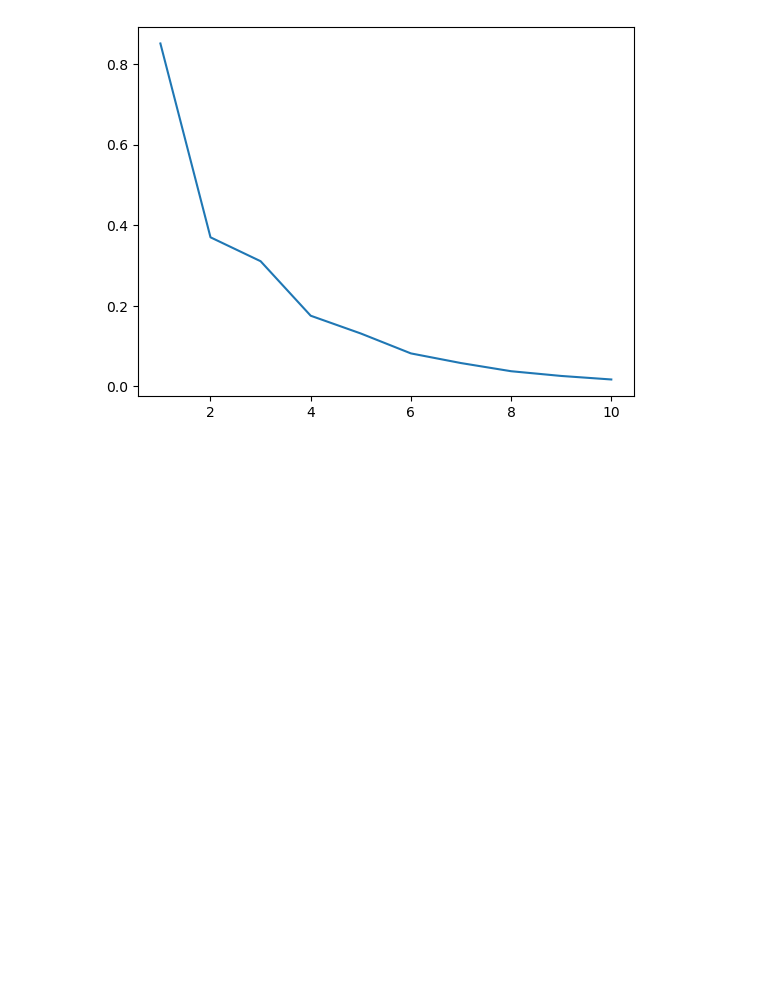
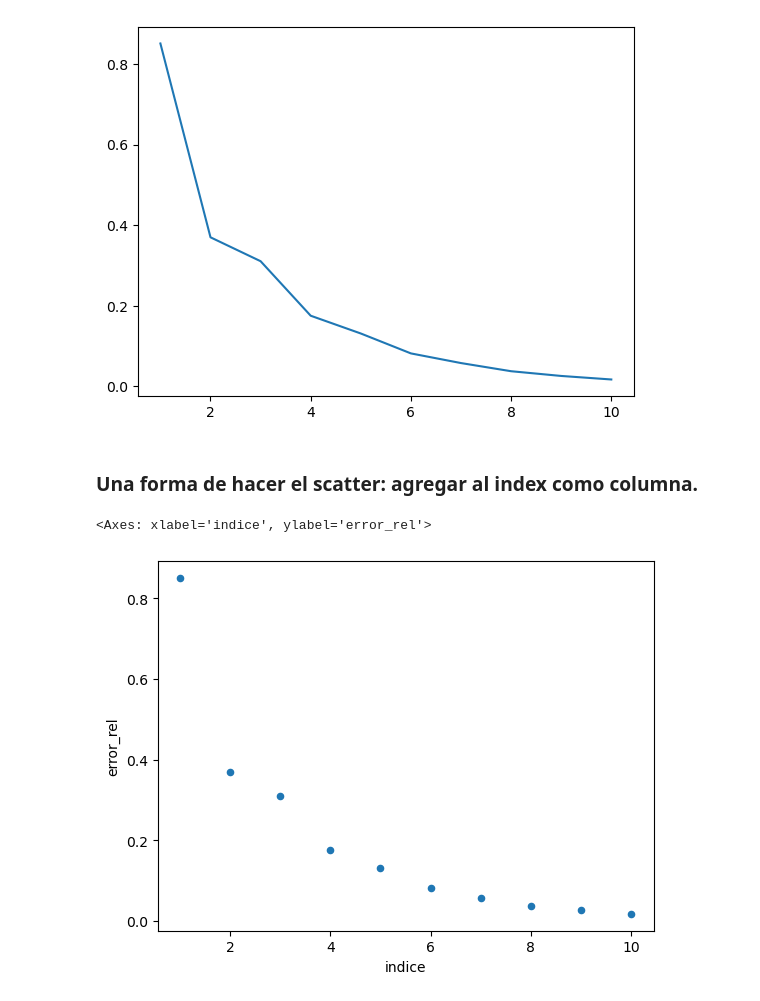
Before and after one commit to codingsilverwolf/computacion-cientifica-2025, a Jupyter notebook: clase_cc_06_05_2025.ipynb, the cells around one changed output. Saved outputs shown, nothing was run; the diff lists cells and outputs as text; code cells hidden in the pictures; blank space fills up the shorter version.

```diff
--- a/clase_cc_06_05_2025.ipynb
+++ b/clase_cc_06_05_2025.ipynb
@@ -323,3 +323,13 @@ testpf_rel.error_rel.plot()
 # %% [output]
 <Axes: >
 [figure]
+# %% [markdown]
+### Una forma de hacer el scatter: agregar al index como columna.
+# %%
+# Esto directamente agrega al final del df la columna que le pasamos del lado izquierdo
+testpf_rel['indice'] = testpf_rel.index
+
+testpf_rel.plot.scatter('indice', 'error_rel')
+# %% [output]
+<Axes: xlabel='indice', ylabel='error_rel'>
+[figure, added]
```
Also changed, not shown: parts of 3 cells of this notebook, 1 other file.
